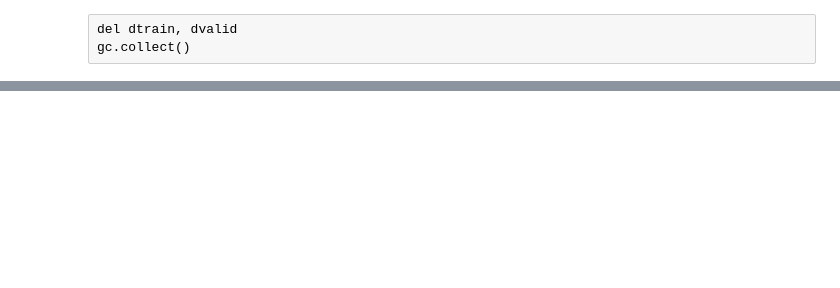
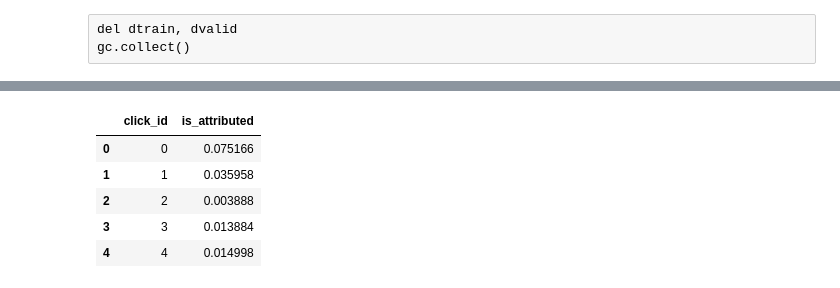
Before and after one commit to kenkoooo/talkingdata-adtracking-fraud-detection, a Jupyter notebook: kuro-beer/notebook/xgb_feature_importance_pca.ipynb, the cells around one changed output, grey strips where cells are left out. Drawn from its saved outputs; the diff is of its cells as text; code cells hidden in the pictures; blank space fills up the shorter version.

```diff
--- a/kuro-beer/notebook/xgb_feature_importance_pca.ipynb
+++ b/kuro-beer/notebook/xgb_feature_importance_pca.ipynb
@@ -216,0 +236,23 @@ sub
+# %%
+droplist = ['index',
+            'is_attributed',
+            'click_id',
+            'minute',
+            'min5',
+            'ip_os_device',
+            'ip_os_device_dow_hour',
+            'ip_os_device_dow_hour_min5',
+            'channel',
+            'app',
+            'rank_by_ip_os_device_dow_hour',
+            'rank_by_ip_os_device_dow_hour_min5',
+            'click_id',
+            'click_time',
+            'click_time_prev',
+            'click_time_next'
+           ]
+# %%
+sub = pd.DataFrame()
+sub["click_id"] = test["click_id"].astype("int")
+test.drop(columns=droplist, inplace=True)
+print(sub.shape, test.shape)
@@ -216,0 +261,5 @@ sub
+# %%
+logger.info("Generating matrix...")
+dtest = xgb.DMatrix(test)
+del test
+gc.collect()
@@ -216,0 +269,4 @@ sub
+# %%
+logger.info("Predicting...")
+sub['is_attributed'] = model.predict(dtest)
+sub.to_csv('xgb_sub.csv', index=False)
@@ -216,0 +275,9 @@ sub
+# %%
+sub.head()
+# %% [output]
+|  | click_id | is_attributed |
+| 0 | 0 | 0.075166 |
+| 1 | 1 | 0.035958 |
+| 2 | 2 | 0.003888 |
+| 3 | 3 | 0.013884 |
+| 4 | 4 | 0.014998 |
```
Also changed, not shown: parts of 35 cells of this notebook, 1 other file.
